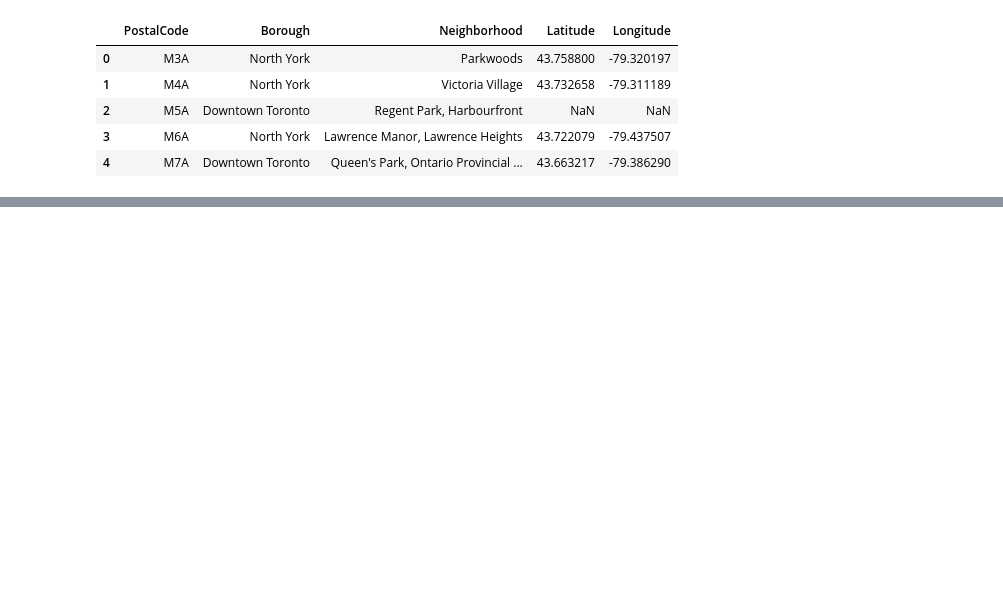
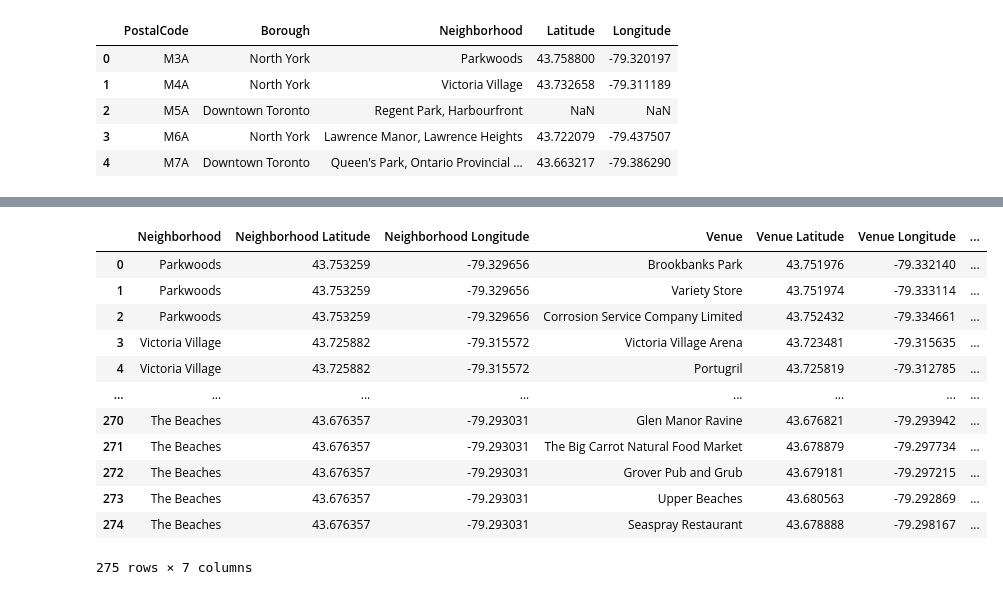
Before and after one commit to qcabel/NeighborhoodsToronto, a Jupyter notebook: Neighborhoods-Toronto-v1.1.ipynb, the cells around one changed output, grey strips where cells are left out. Saved outputs shown, nothing was run; the diff lists cells and outputs as text; code cells hidden in the pictures; blank space fills up the shorter version.

```diff
--- a/Neighborhoods-Toronto-v1.1.ipynb
+++ b/Neighborhoods-Toronto-v1.1.ipynb
@@ -216,0 +271,16 @@ Missing: Business reply mail Processing Centre, South Central Letter Processing
+# %%
+toronto_venues
+# %% [output]
+|  | Neighborhood | Neighborhood Latitude | Neighborhood Longitude | Venue | Venue Latitude | Venue Longitude | ... |
+| 0 | Parkwoods | 43.753259 | -79.329656 | Brookbanks Park | 43.751976 | -79.332140 | ... |
+| 1 | Parkwoods | 43.753259 | -79.329656 | Variety Store | 43.751974 | -79.333114 | ... |
+| 2 | Parkwoods | 43.753259 | -79.329656 | Corrosion Service Company Limited | 43.752432 | -79.334661 | ... |
+| 3 | Victoria Village | 43.725882 | -79.315572 | Victoria Village Arena | 43.723481 | -79.315635 | ... |
+| 4 | Victoria Village | 43.725882 | -79.315572 | Portugril | 43.725819 | -79.312785 | ... |
+| ... | ... | ... | ... | ... | ... | ... | ... |
+| 270 | The Beaches | 43.676357 | -79.293031 | Glen Manor Ravine | 43.676821 | -79.293942 | ... |
+| 271 | The Beaches | 43.676357 | -79.293031 | The Big Carrot Natural Food Market | 43.678879 | -79.297734 | ... |
+| 272 | The Beaches | 43.676357 | -79.293031 | Grover Pub and Grub | 43.679181 | -79.297215 | ... |
+| 273 | The Beaches | 43.676357 | -79.293031 | Upper Beaches | 43.680563 | -79.292869 | ... |
+| 274 | The Beaches | 43.676357 | -79.293031 | Seaspray Restaurant | 43.678888 | -79.298167 | ... |
+275 rows × 7 columns
```
Also changed, not shown: parts of 21 cells of this notebook.
